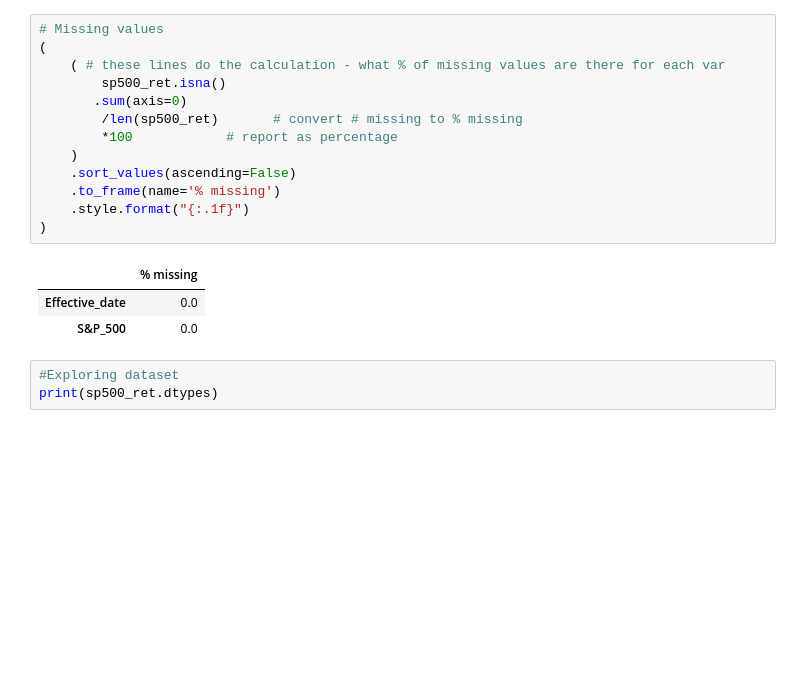
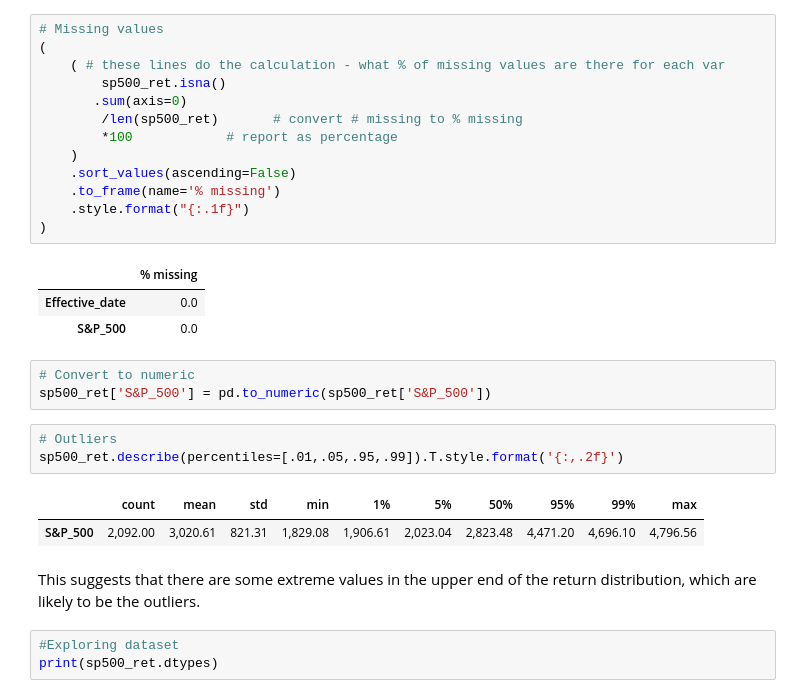
Before and after one commit to mab923/finalteamproject, a Jupyter notebook: Load_Data.ipynb, the cells around one changed output. Cells and saved outputs as stored; diff of their text form; blank space fills up the shorter version.

```diff
--- a/Load_Data.ipynb
+++ b/Load_Data.ipynb
@@ -239,6 +244,17 @@ sp500_ret.describe().T.style.format('{:,.2f}')
 |  | % missing |
 | Effective_date | 0.0 |
 | S&P_500 | 0.0 |
+# %%
+# Convert to numeric
+sp500_ret['S&P_500'] = pd.to_numeric(sp500_ret['S&P_500'])
+# %%
+# Outliers
+sp500_ret.describe(percentiles=[.01,.05,.95,.99]).T.style.format('{:,.2f}')
+# %% [output]
+|  | count | mean | std | min | 1% | 5% | 50% | 95% | 99% | max |
+| S&P_500 | 2,092.00 | 3,020.61 | 821.31 | 1,829.08 | 1,906.61 | 2,023.04 | 2,823.48 | 4,471.20 | 4,696.10 | 4,796.56 |
+# %% [markdown]
+This suggests that there are some extreme values in the upper end of the return distribution, which are likely to be the outliers.
 # %%
 #Exploring dataset
 print(sp500_ret.dtypes)
```
Also changed, not shown: parts of 11 cells of this notebook.
